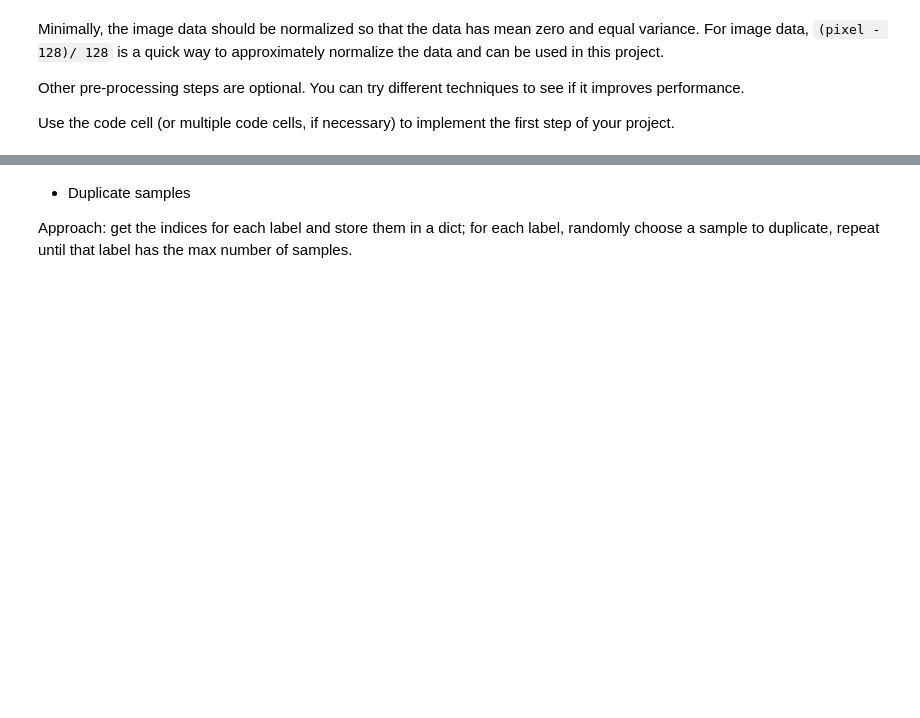
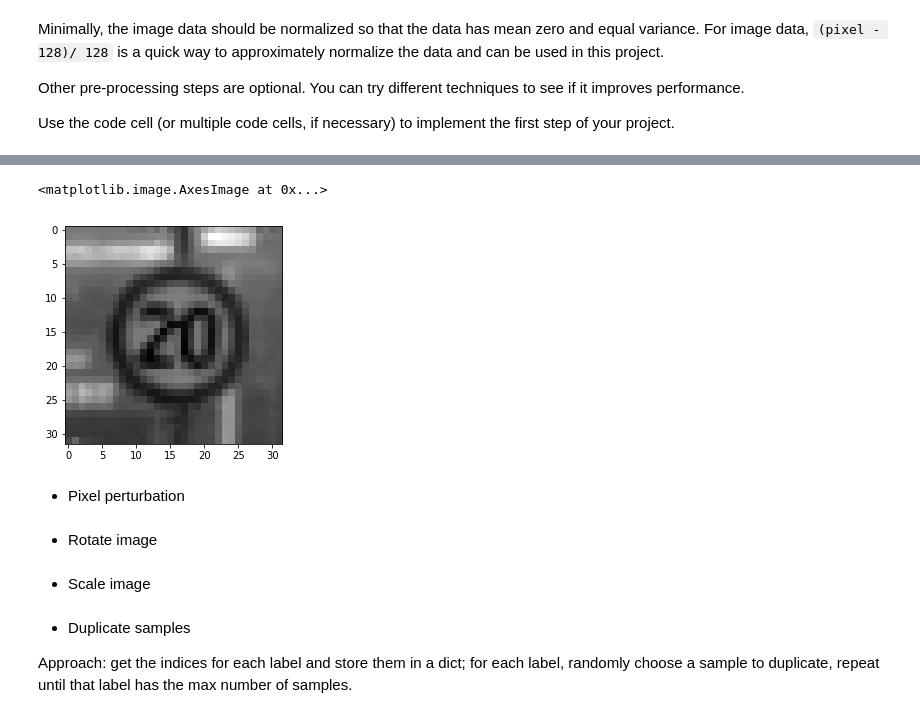
Before and after one commit to trimcao/sdcnd-p2-traffic-signs-classifier, a Jupyter notebook: Traffic_Sign_Classifier.ipynb, the cells around one changed output, grey strips where cells are left out. Saved outputs shown, nothing was run; the diff lists cells and outputs as text; code cells hidden in the pictures; blank space fills up the shorter version.

```diff
--- a/Traffic_Sign_Classifier.ipynb
+++ b/Traffic_Sign_Classifier.ipynb
@@ -155,0 +159,4 @@ import numpy as np
+# %%
+X_train = X_train.astype(np.float32)
+X_valid = X_valid.astype(np.float32)
+X_test = X_test.astype(np.float32)
@@ -155,0 +177,21 @@ import numpy as np
+# %%
+def RGB2Y(X):
+    """
+    Convert RGB array to Y channel in YUV color space.
+    """
+    X_Y = X[:,:,:,0]*0.299 + X[:,:,:,1]*0.587 + X[:,:,:,2]*0.114
+    return X_Y
+
+def normalize(X):
+    """
+    Normalize the array via finding the mean and standard deviation.
+    """
+    mean = np.mean(X)
+    stddev = np.std(X)
+    return (X-mean) / stddev
+# %%
+# Ey = 0.299R+0.587G+0.114B
+# X_train_Y = X_train[:,:,:,0]*0.299 + X_train[:,:,:,1]*0.587 + X_train[:,:,:,2]*0.114
+X_train_Y = RGB2Y(X_train)
+X_train_Y = normalize(X_train_Y)
+print(X_train_Y[10000])
@@ -156,3 +212,14 @@ import numpy as np
+# %%
+plt.imshow(X_train_Y[10000], cmap='gray')
+# %% [output]
+<matplotlib.image.AxesImage at 0x...>
+[figure, added]
+# %% [markdown]
+- Pixel perturbation
+# %% [markdown]
+- Rotate image
+# %% [markdown]
+- Scale image
 # %% [markdown]
 - Duplicate samples
 
```
Also changed, not shown: parts of 18 cells of this notebook, 1 other file.
